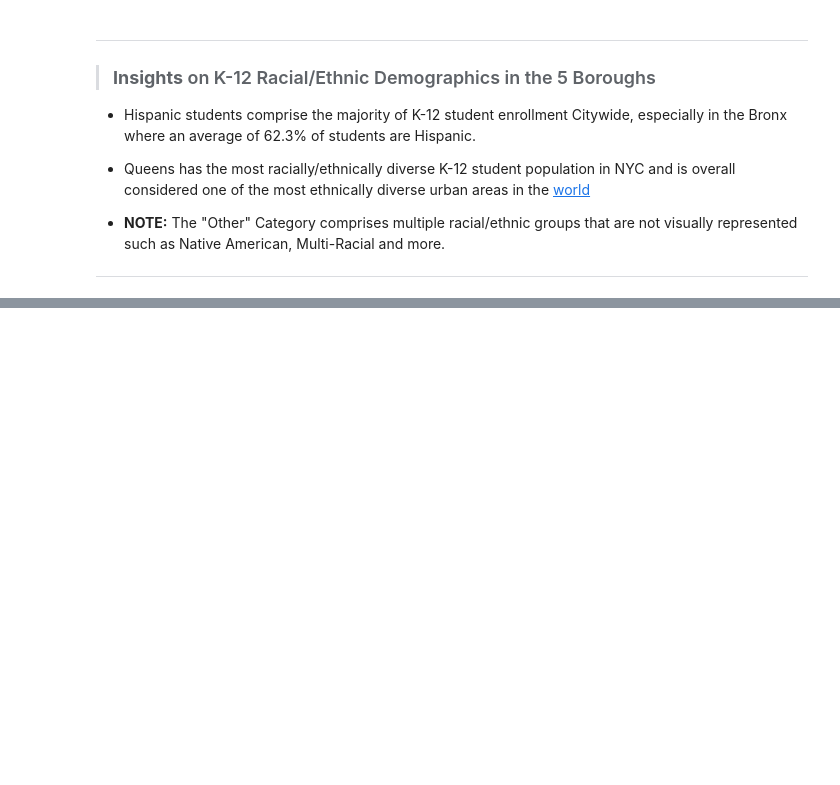
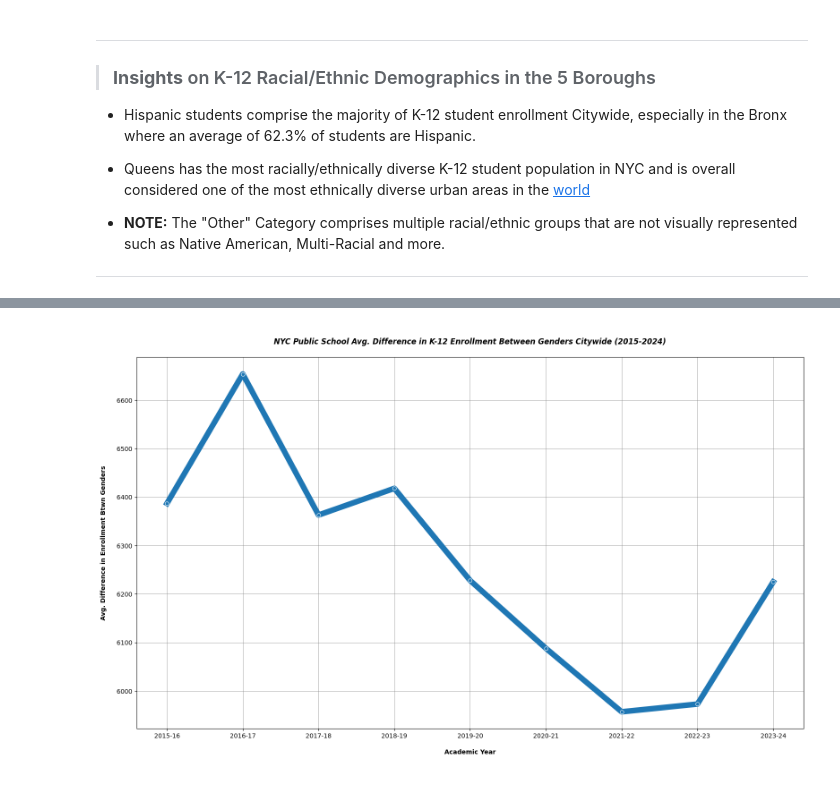
Before and after one commit to thetechleila/NYC-K-8-Public-School-Student-Performance-2016-2024, a Jupyter notebook: code/eda.ipynb, the cells around one changed output, grey strips where cells are left out. Drawn from its saved outputs; the diff is of its cells as text; code cells hidden in the pictures; blank space fills up the shorter version.

```diff
--- a/code/eda.ipynb
+++ b/code/eda.ipynb
@@ -180,0 +260,17 @@ gender_enroll
+# %%
+#Visualize difference in average gender enrollment
+plt.figure(figsize=(16, 10))
+sns.lineplot(data=avg_gender_enroll, y="Avg. Difference in Enrollment Btwn Genders", x="Year",
+             marker="o", linewidth = 9.0)
+
+#Plot labels and customizations
+plt.title("\nNYC Public School Avg. Difference in K-12 Enrollment Between Genders Citywide (2015-2024)\n",
+          weight="bold", style="italic")
+plt.xlabel("\nAcademic Year\n", weight='bold' )
+plt.ylabel("Avg. Difference in Enrollment Btwn Genders\n", weight='bold')
+plt.grid(color="gray", linewidth=0.5)
+
+plt.tight_layout()
+plt.show()
+# %% [output]
+[figure, added]
```
Also changed, not shown: parts of 5 cells of this notebook, 2 other files.
